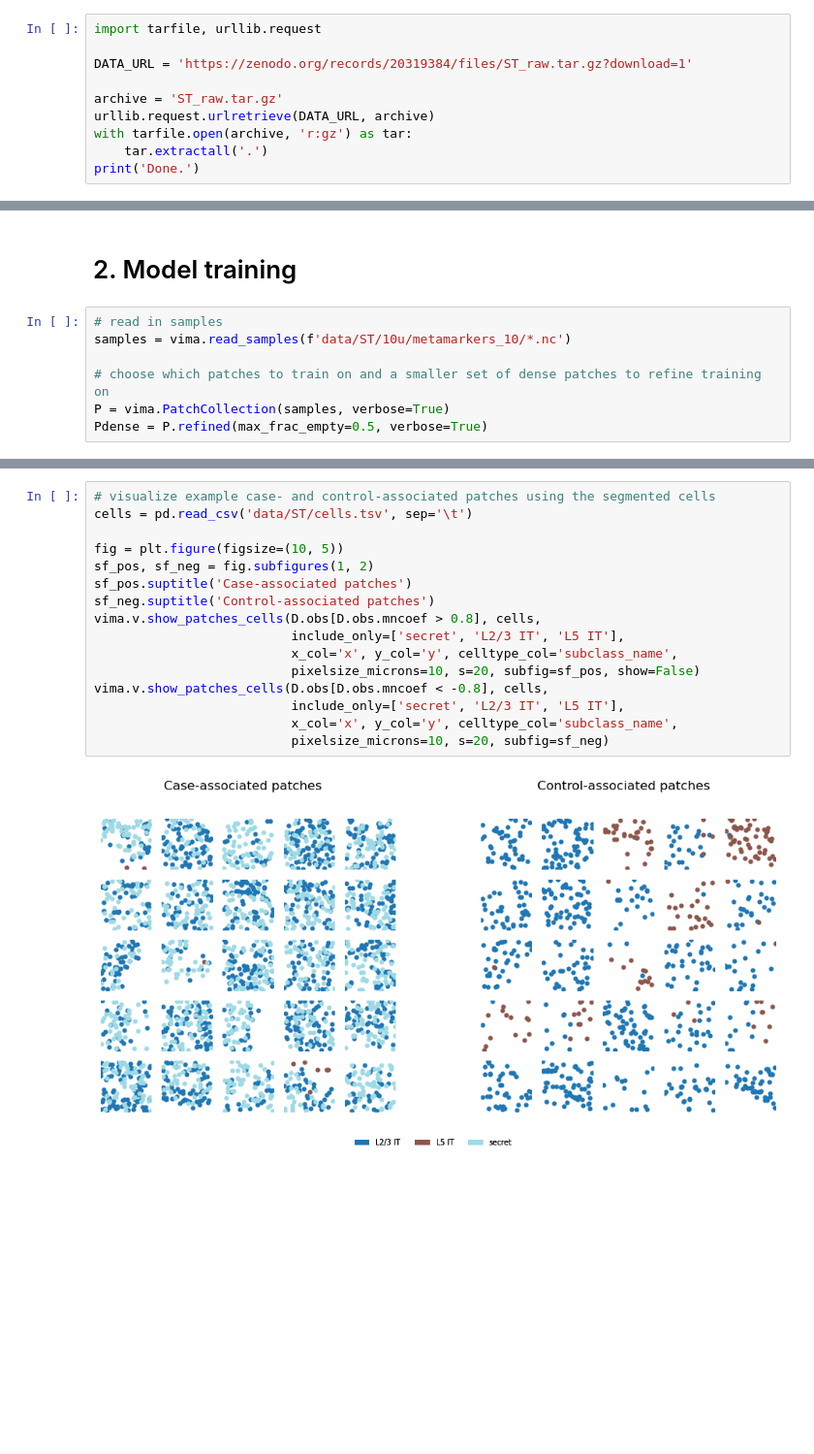
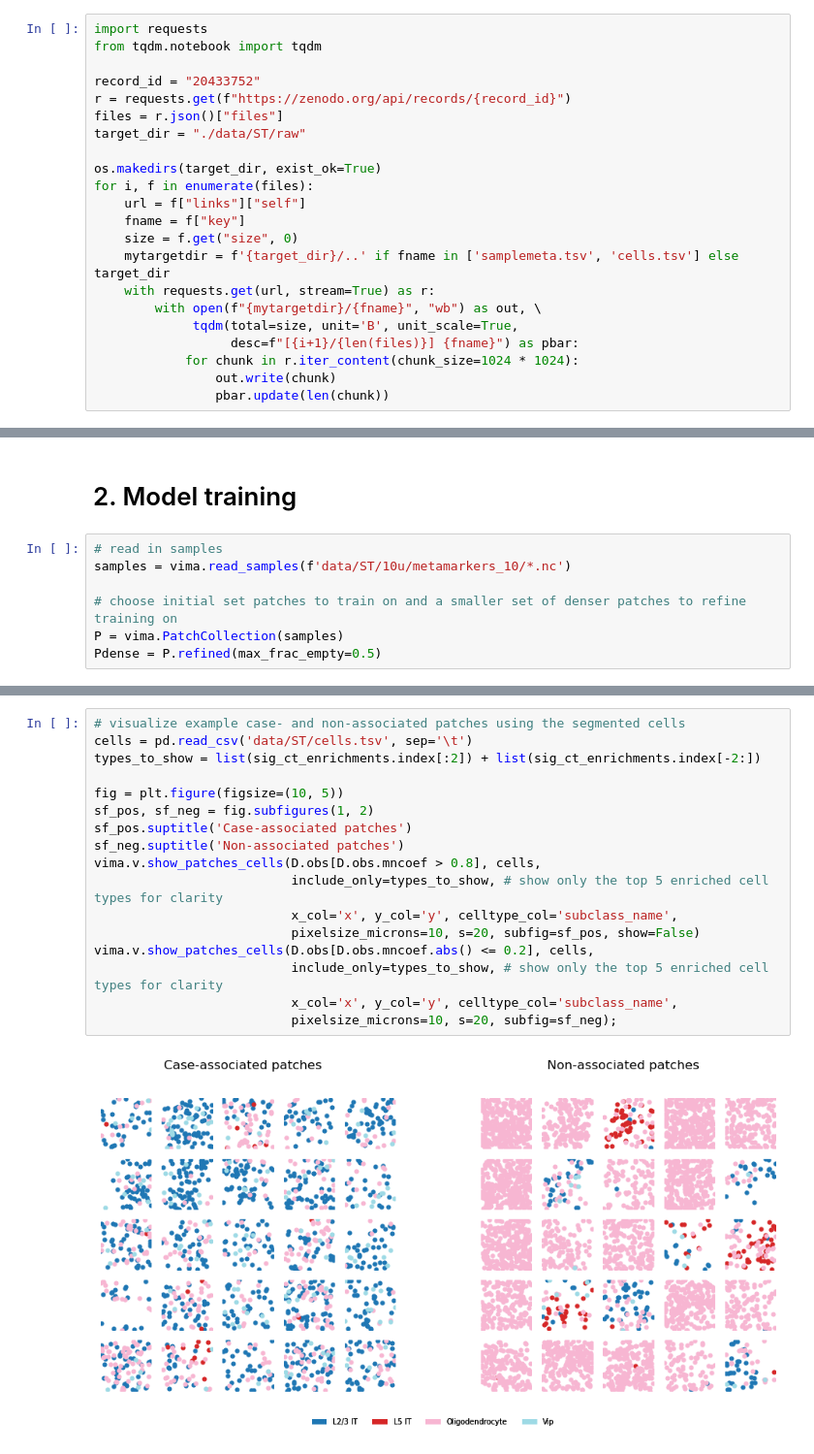
Before and after one commit to yakirr/vima, a Jupyter notebook: demo/demo_ST_minimal.ipynb, the cells around one changed output, grey strips where cells are left out. Shown at 97% size. Cells and saved outputs as stored; diff of their text form; blank space fills up the shorter version.

```diff
--- a/demo/demo_ST_minimal.ipynb
+++ b/demo/demo_ST_minimal.ipynb
@@ -16,10 +19,22 @@ The archive we download contains 10 transcript CSV files (one per tissue section
 # %%
-import tarfile, urllib.request
+import requests
+from tqdm.notebook import tqdm
 
-DATA_URL = 'https://zenodo.org/records/20319384/files/ST_raw.tar.gz?download=1'
+record_id = "20433752"
+r = requests.get(f"https://zenodo.org/api/records/{record_id}")
+files = r.json()["files"]
+target_dir = "./data/ST/raw"
 
-archive = 'ST_raw.tar.gz'
-urllib.request.urlretrieve(DATA_URL, archive)
-with tarfile.open(archive, 'r:gz') as tar:
-    tar.extractall('.')
-print('Done.')
+os.makedirs(target_dir, exist_ok=True)
+for i, f in enumerate(files):
+    url = f["links"]["self"]
+    fname = f["key"]
+    size = f.get("size", 0)
+    mytargetdir = f'{target_dir}/..' if fname in ['samplemeta.tsv', 'cells.tsv'] else target_dir
+    with requests.get(url, stream=True) as r:
+        with open(f"{mytargetdir}/{fname}", "wb") as out, \
+             tqdm(total=size, unit='B', unit_scale=True,
+                  desc=f"[{i+1}/{len(files)}] {fname}") as pbar:
+            for chunk in r.iter_content(chunk_size=1024 * 1024):
+                out.write(chunk)
+                pbar.update(len(chunk))
@@ -61,6 +131,6 @@ vima.pp.write_harmonized(outdir, repname, harmpixels)
 # read in samples
 samples = vima.read_samples(f'data/ST/10u/metamarkers_10/*.nc')
 
-# choose which patches to train on and a smaller set of dense patches to refine training on
-P = vima.PatchCollection(samples, verbose=True)
-Pdense = P.refined(max_frac_empty=0.5, verbose=True)
+# choose initial set patches to train on and a smaller set of denser patches to refine training on
+P = vima.PatchCollection(samples)
+Pdense = P.refined(max_frac_empty=0.5)
@@ -218,18 +335,19 @@ vima.v.show_patches_composite(
 # %%
-# visualize example case- and control-associated patches using the segmented cells
+# visualize example case- and non-associated patches using the segmented cells
 cells = pd.read_csv('data/ST/cells.tsv', sep='\t')
+types_to_show = list(sig_ct_enrichments.index[:2]) + list(sig_ct_enrichments.index[-2:])
 
 fig = plt.figure(figsize=(10, 5))
 sf_pos, sf_neg = fig.subfigures(1, 2)
 sf_pos.suptitle('Case-associated patches')
-sf_neg.suptitle('Control-associated patches')
+sf_neg.suptitle('Non-associated patches')
 vima.v.show_patches_cells(D.obs[D.obs.mncoef > 0.8], cells,
-                          include_only=['secret', 'L2/3 IT', 'L5 IT'],
+                          include_only=types_to_show, # show only the top 5 enriched cell types for clarity
                           x_col='x', y_col='y', celltype_col='subclass_name',
                           pixelsize_microns=10, s=20, subfig=sf_pos, show=False)
-vima.v.show_patches_cells(D.obs[D.obs.mncoef < -0.8], cells,
-                          include_only=['secret', 'L2/3 IT', 'L5 IT'],
+vima.v.show_patches_cells(D.obs[D.obs.mncoef.abs() <= 0.2], cells,
+                          include_only=types_to_show, # show only the top 5 enriched cell types for clarity
                           x_col='x', y_col='y', celltype_col='subclass_name',
-                          pixelsize_microns=10, s=20, subfig=sf_neg)
+                          pixelsize_microns=10, s=20, subfig=sf_neg);
 # %% [output]
-[figure, old version]
+[figure, new version]
```
Also changed, not shown: parts of 23 cells of this notebook, 4 other files.
